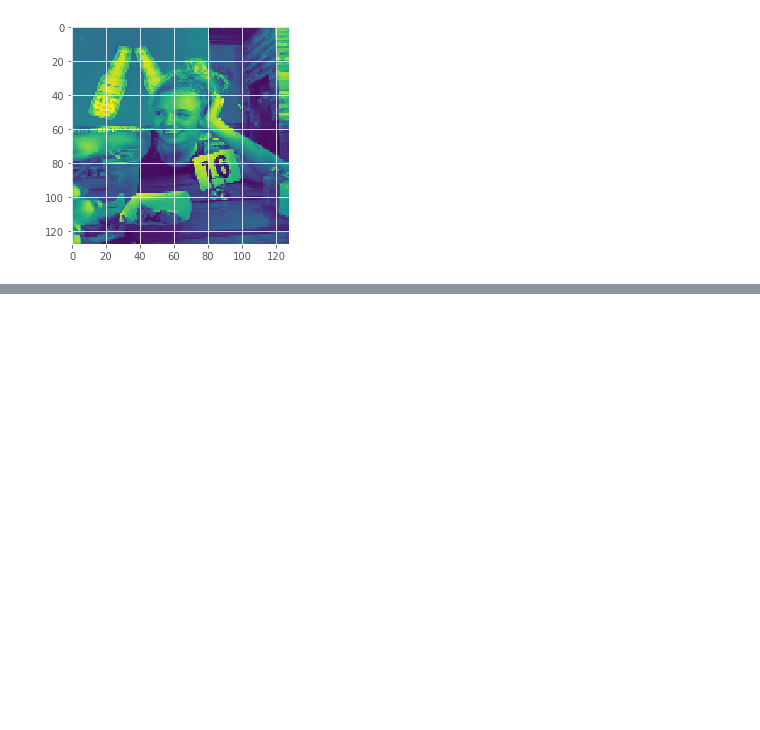
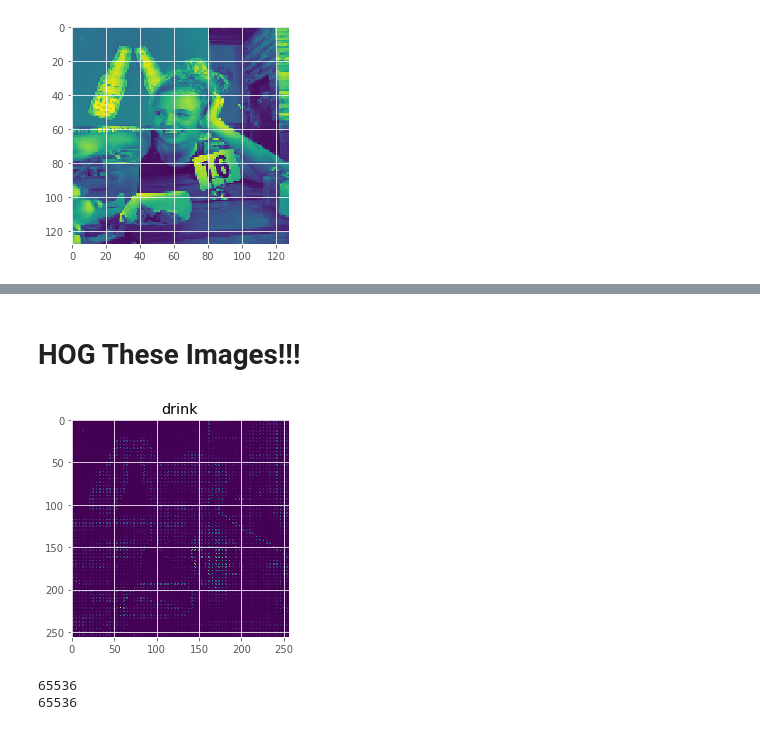
Before and after one commit to yuchild/image_help_from_yelp, a Jupyter notebook: photos_eda.ipynb, the cells around one changed output, grey strips where cells are left out. Drawn from its saved outputs; the diff is of its cells as text; code cells hidden in the pictures; blank space fills up the shorter version.

```diff
--- a/photos_eda.ipynb
+++ b/photos_eda.ipynb
@@ -391,0 +343,21 @@ one_hot = OneHotEncoder()
+# %% [markdown]
+# HOG These Images!!!
+# %%
+fd, hog_image = hog(load_img(df_short_balanced.photo_path.iloc[0]
+                            , grayscale=True
+                            , target_size=(256,256))
+                    , orientations=8
+                    , pixels_per_cell=(4, 4)
+                    , cells_per_block=(1, 1)
+                    , visualize=True
+                    , multichannel=False)
+plt.imshow(hog_image)
+plt.title(df_short_balanced.label.iloc[0]);
+# %% [output]
+[figure, added]
+# %%
+print(len(hog_image.flatten()))
+print(256**2)
+# %% [output]
+65536
+65536
```
Also changed, not shown: parts of 13 cells of this notebook, 1 other file.
